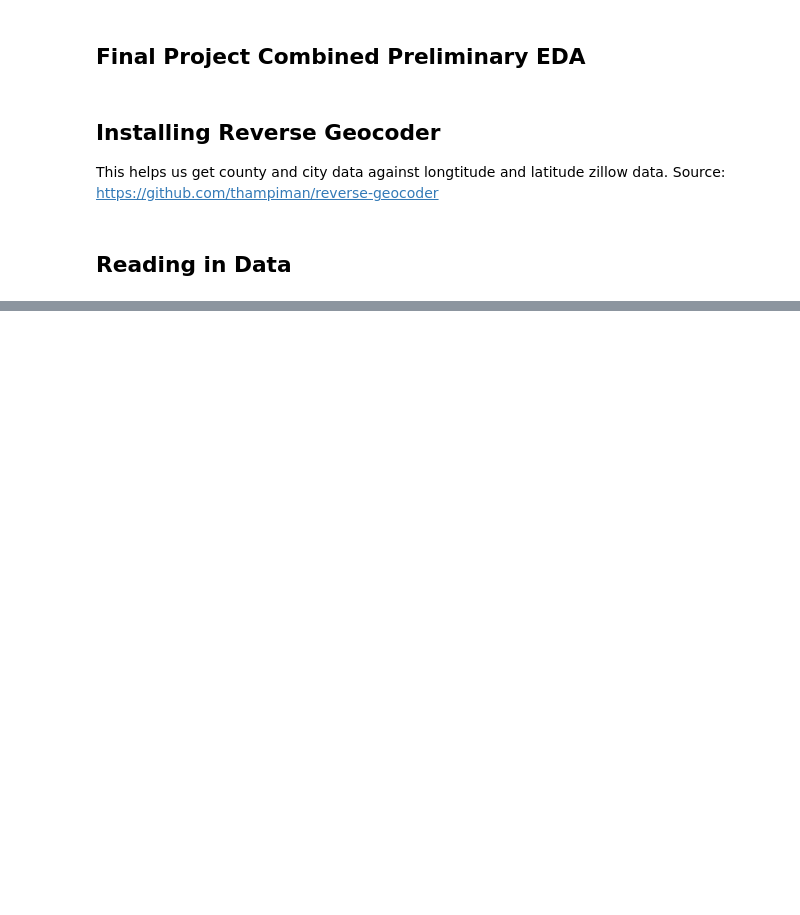
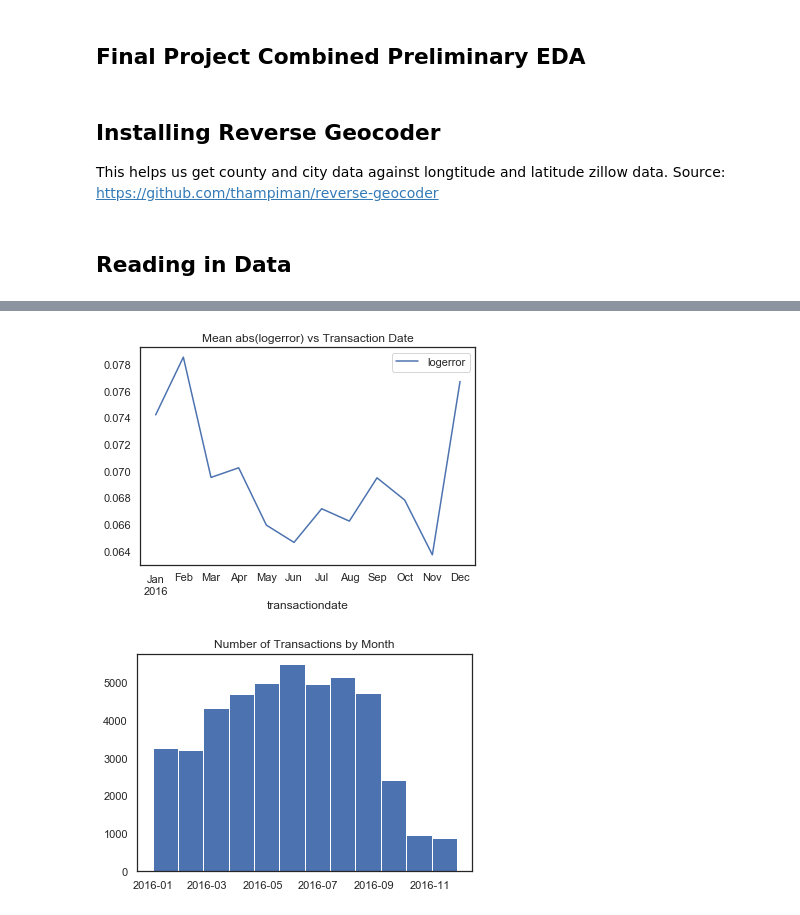
Before and after one commit to AustinDoolittle/W207-Final-Project, a Jupyter notebook: combined_eda.ipynb, the cells around one changed output, grey strips where cells are left out. Saved outputs shown, nothing was run; the diff lists cells and outputs as text; code cells hidden in the pictures; blank space fills up the shorter version.

```diff
--- a/combined_eda.ipynb
+++ b/combined_eda.ipynb
@@ -54,0 +218,15 @@ properties_2016.describe(include='all').transpose().sort_values(by='count')
+# %%
+# plot logerrors over time
+plt_df = df_train[['transactiondate','logerror']].copy()
+plt_df['transactiondate'] = plt_df.transactiondate.astype('datetime64[M]')
+plt_df['logerror'] = np.abs(plt_df.logerror)
+g = plt_df.groupby(['transactiondate']).mean()
+g.plot()
+plt.title("Mean abs(logerror) vs Transaction Date")
+plt.show()
+plt.hist(plt_df.transactiondate,bins=12)
+plt.title("Number of Transactions by Month")
+plt.show()
+# %% [output]
+[figure, added]
+[figure, added]
```
Also changed, not shown: parts of 19 cells of this notebook.
